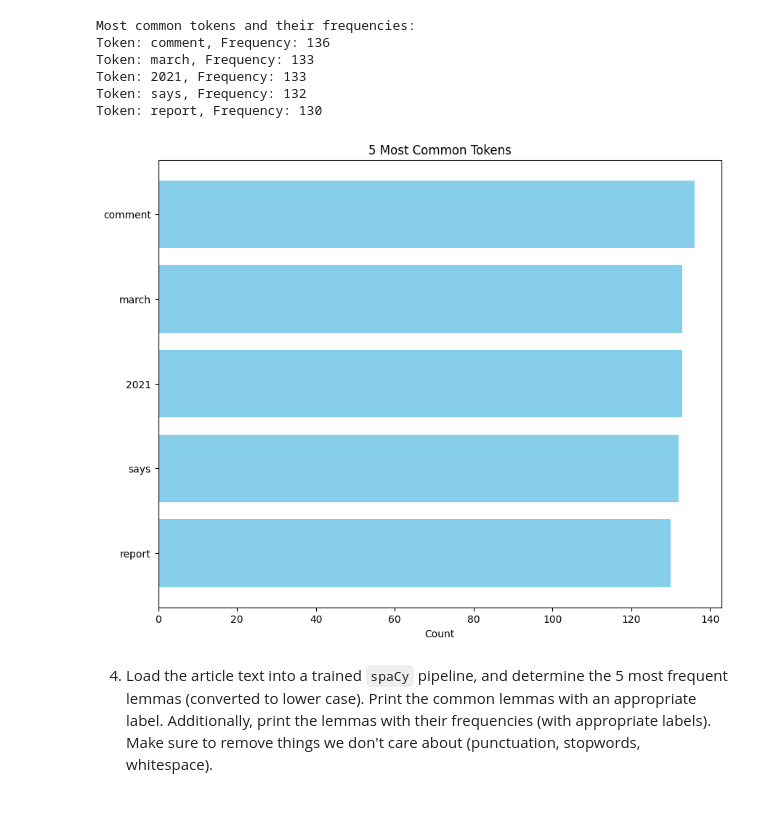
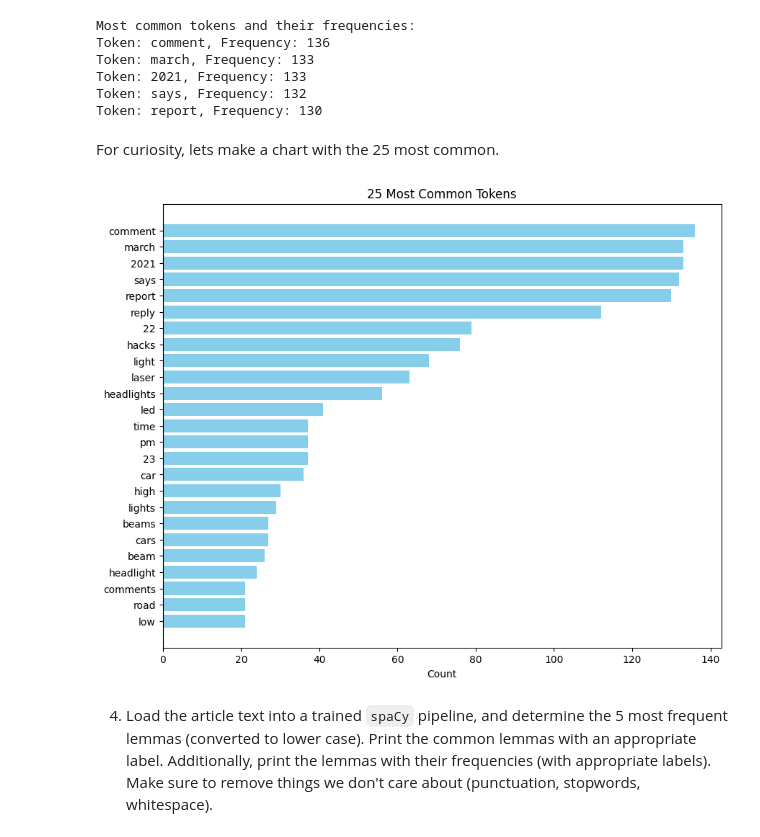
Before and after one commit to drpafowler/web-scraping-philip, a Jupyter notebook: web-scraping.ipynb, the cells around one changed output. Cells and saved outputs as stored; diff of their text form; code cells hidden in the pictures; blank space fills up the shorter version.

```diff
--- a/web-scraping.ipynb
+++ b/web-scraping.ipynb
@@ -86,31 +86,33 @@ Token: march, Frequency: 133
 Token: 2021, Frequency: 133
 Token: says, Frequency: 132
 Token: report, Frequency: 130
+# %% [markdown]
+For curiosity, lets make a chart with the 25 most common.
 # %%
 # Load the spaCy model
 nlp = spacy.load("en_core_web_sm")
 
 # Process the article text
 doc = nlp(soup.get_text())
 
 # Filter tokens: remove punctuation, stopwords, and whitespace
 tokens = [token.text.lower() for token in doc if not token.is_punct and not token.is_stop and not token.is_space]
 
 # Get the 20 most common tokens
-token_freq = Counter(tokens).most_common(5)
+token_freq = Counter(tokens).most_common(25)
 
 # Separate the tokens and their frequencies
 tokens, frequencies = zip(*token_freq)
 
 # Create a horizontal bar chart
 plt.figure(figsize=(10, 8))
 plt.barh(tokens, frequencies, color='skyblue')
 plt.xlabel('Count')
-plt.title('5 Most Common Tokens')
+plt.title('25 Most Common Tokens')
 plt.gca().invert_yaxis()  # Invert y-axis to have the highest count at the top
 plt.show()
 # %% [output]
-[figure, old version]
+[figure, new version]
 # %% [markdown]
 4. Load the article text into a trained `spaCy` pipeline, and determine the 5 most frequent lemmas (converted to lower case).  Print the common lemmas with an appropriate label.  Additionally, print the lemmas with their frequencies (with appropriate labels). Make sure to remove things we don't care about (punctuation, stopwords, whitespace).
 # %%
```
Also changed, not shown: parts of 5 cells of this notebook, 1 other file.
